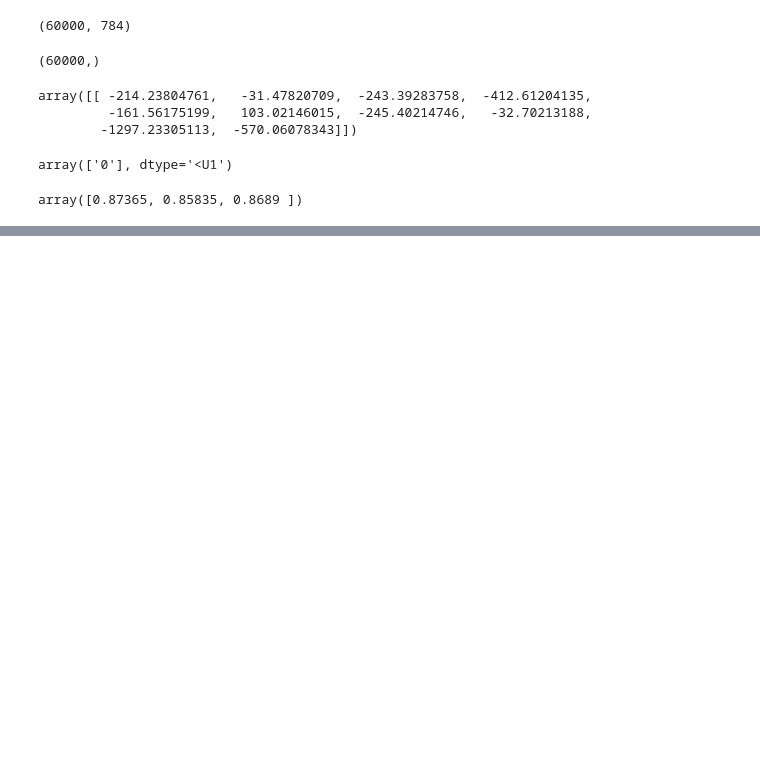
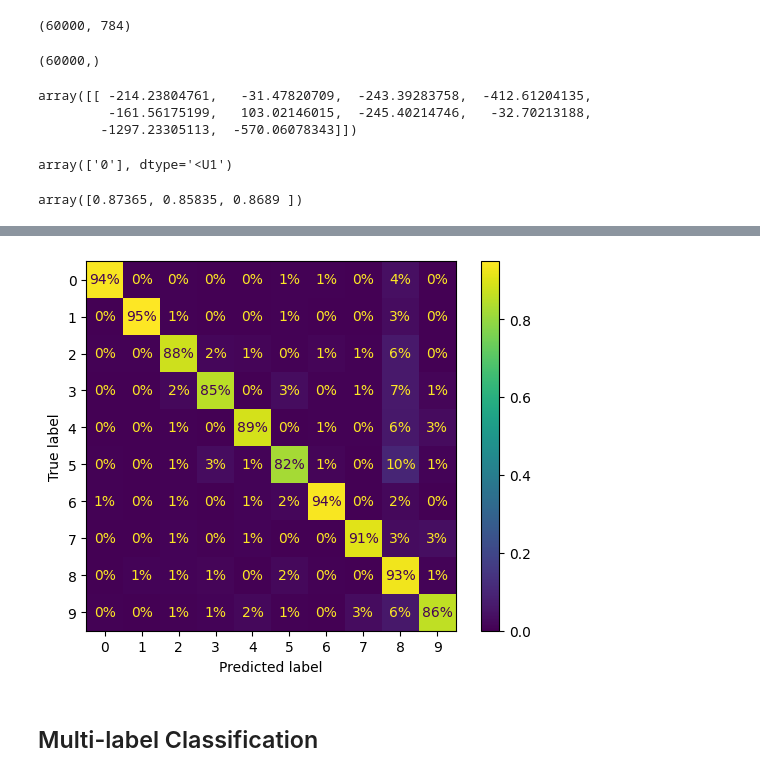
Before and after one commit to BUFONJOKER/hands-on-ml-ch3, a Jupyter notebook: main.ipynb, the cells around one changed output, grey strips where cells are left out. Cells and saved outputs as stored; diff of their text form; code cells hidden in the pictures; blank space fills up the shorter version.

```diff
--- a/main.ipynb
+++ b/main.ipynb
@@ -497,0 +503,8 @@ plt.show()
+# %%
+ConfusionMatrixDisplay.from_predictions(
+    y_train, y_train_pred, normalize="true",
+    values_format=".0%"
+)
+plt.show()
+# %% [output]
+[figure, added]
@@ -497,0 +518,2 @@ plt.show()
+# %% [markdown]
+## Multi-label Classification
```
Also changed, not shown: parts of 12 cells of this notebook.
